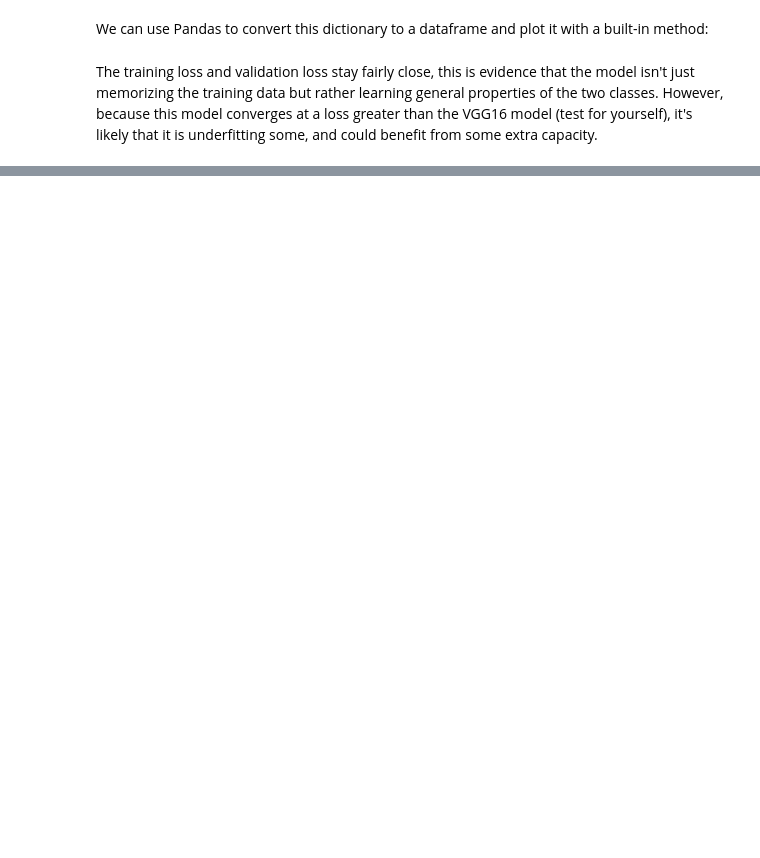
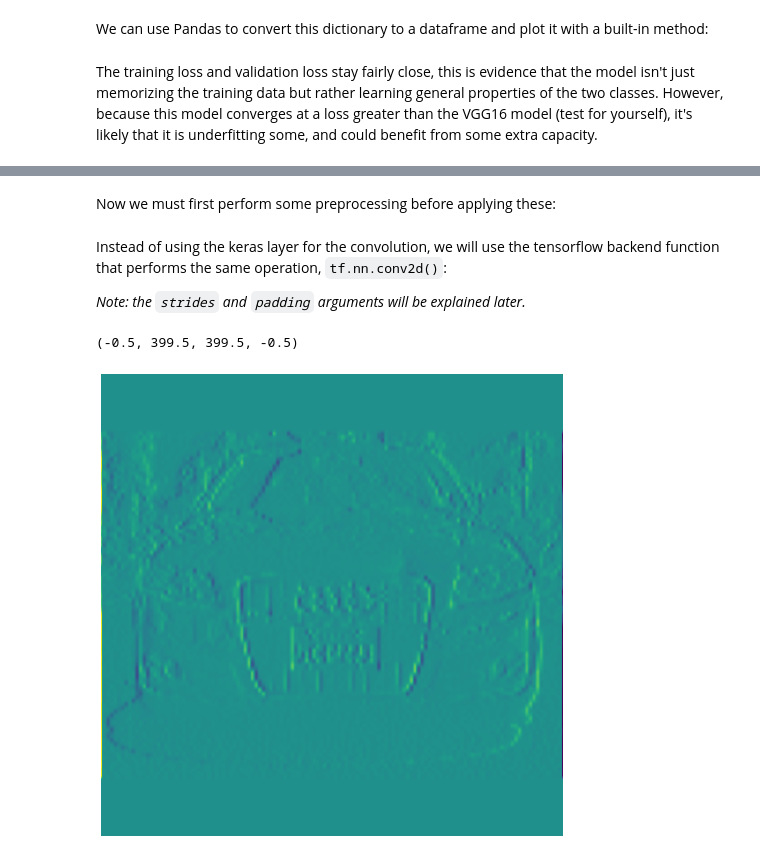
Before and after one commit to seanie5011/KaggleLearn, a Jupyter notebook: CompVision.ipynb, the cells around one changed output, grey strips where cells are left out. Saved outputs shown, nothing was run; the diff lists cells and outputs as text; code cells hidden in the pictures; blank space fills up the shorter version.

```diff
--- a/CompVision.ipynb
+++ b/CompVision.ipynb
@@ -274,0 +376,34 @@ The training loss and validation loss stay fairly close, this is evidence that t
+# %%
+kernel = tf.constant([
+    [-0.25, 0, 0.25],
+    [-0.25, 0, 0.25],
+    [-0.25, 0, 0.25],
+])
+# %% [markdown]
+Now we must first perform some preprocessing before applying these:
+# %%
+# Reformat for batch compatibility.
+image = tf.image.convert_image_dtype(image, dtype=tf.float32)  # converts pixel values to floats
+image = tf.expand_dims(image, axis=0)  # adds an extra dimension
+kernel = tf.reshape(kernel, [*kernel.shape, 1, 1])  # reshapes kernel to necessary shape
+kernel = tf.cast(kernel, dtype=tf.float32)  # converts kernel to floats
+# %% [markdown]
+Instead of using the keras layer for the convolution, we will use the tensorflow backend function that performs the same operation, `tf.nn.conv2d()`:
+
+*Note: the `strides` and `padding` arguments will be explained later.*
+# %%
+image_filter = tf.nn.conv2d(
+    input=image,
+    filters=kernel,
+    strides=1, # or (1, 1)
+    padding='SAME',
+)
+
+plt.imshow(
+    # Reformat for plotting
+    tf.squeeze(image_filter)
+)
+plt.axis('off')
+# %% [output]
+(-0.5, 399.5, 399.5, -0.5)
+[figure, added]
```
Also changed, not shown: parts of 63 cells of this notebook, 14 other files.
